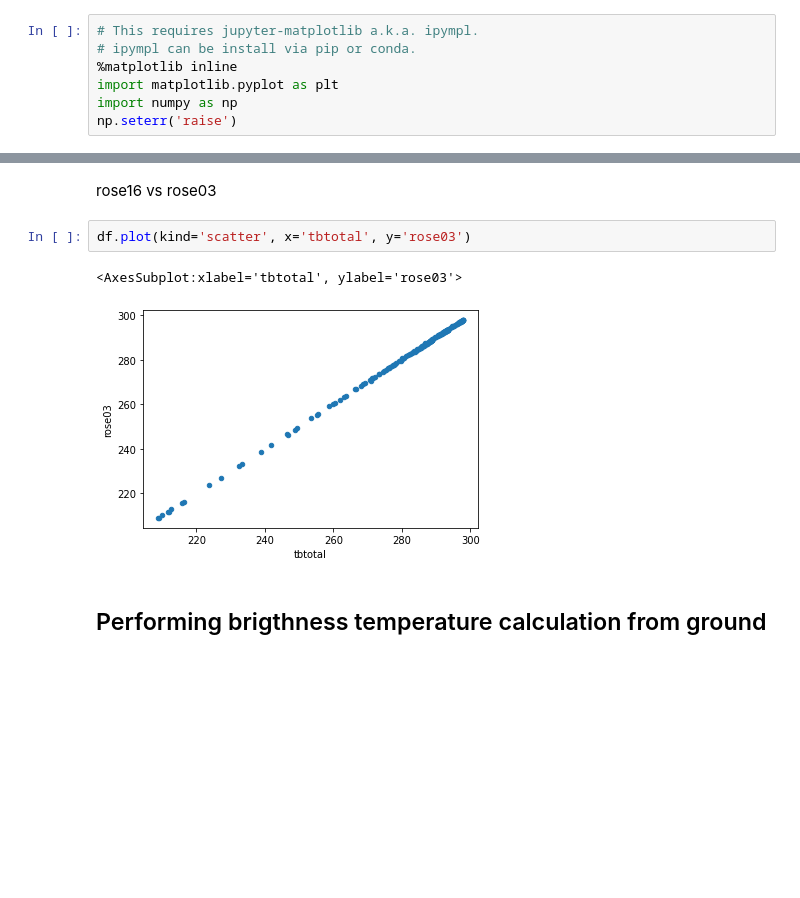
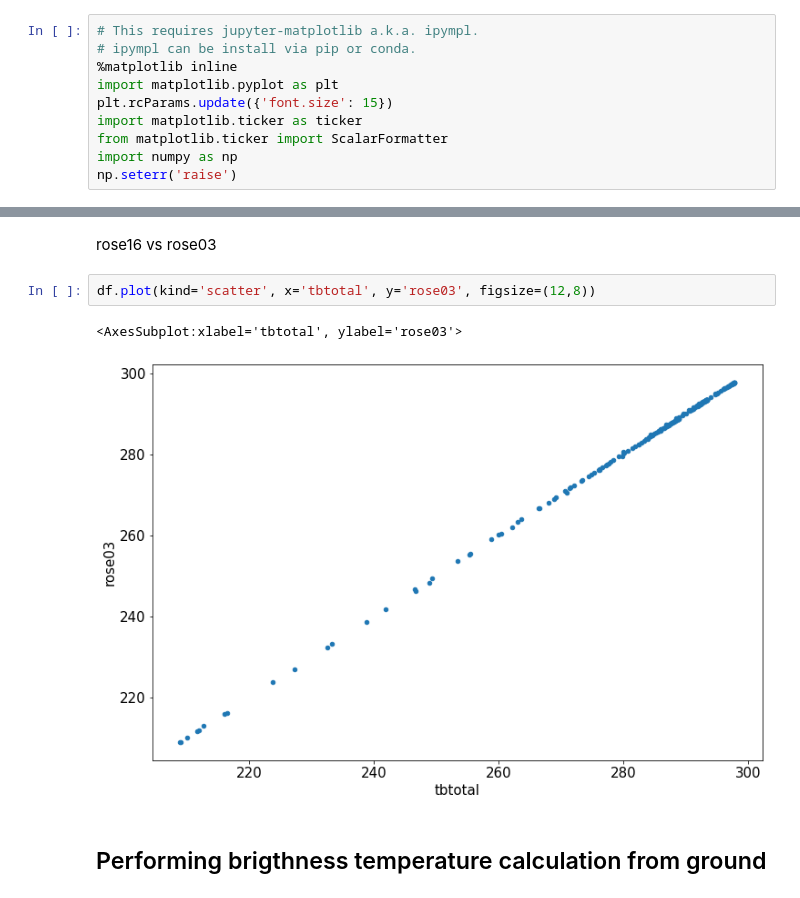
Before and after one commit to SatCloP/pyrtlib, a Jupyter notebook: docs/source/tutorial.ipynb, the cells around one changed output, grey strips where cells are left out. Drawn from its saved outputs; the diff is of its cells as text; blank space fills up the shorter version.

```diff
--- a/docs/source/tutorial.ipynb
+++ b/docs/source/tutorial.ipynb
@@ -5,6 +8,9 @@
 # ipympl can be install via pip or conda.
 %matplotlib inline
 import matplotlib.pyplot as plt
+plt.rcParams.update({'font.size': 15})
+import matplotlib.ticker as ticker
+from matplotlib.ticker import ScalarFormatter
 import numpy as np
 np.seterr('raise')
 # %% [output]
@@ -99,10 +105,10 @@ df
 # %% [markdown]
 rose16 vs rose03
 # %%
-df.plot(kind='scatter', x='tbtotal', y='rose03')
+df.plot(kind='scatter', x='tbtotal', y='rose03', figsize=(12,8))
 # %% [output]
 <AxesSubplot:xlabel='tbtotal', ylabel='rose03'>
-[figure, old version]
+[figure, new version]
 # %% [markdown]
 ## Performing brigthness temperature calculation from ground
 # %%
```
Also changed, not shown: parts of 6 cells of this notebook, 25 other files.
